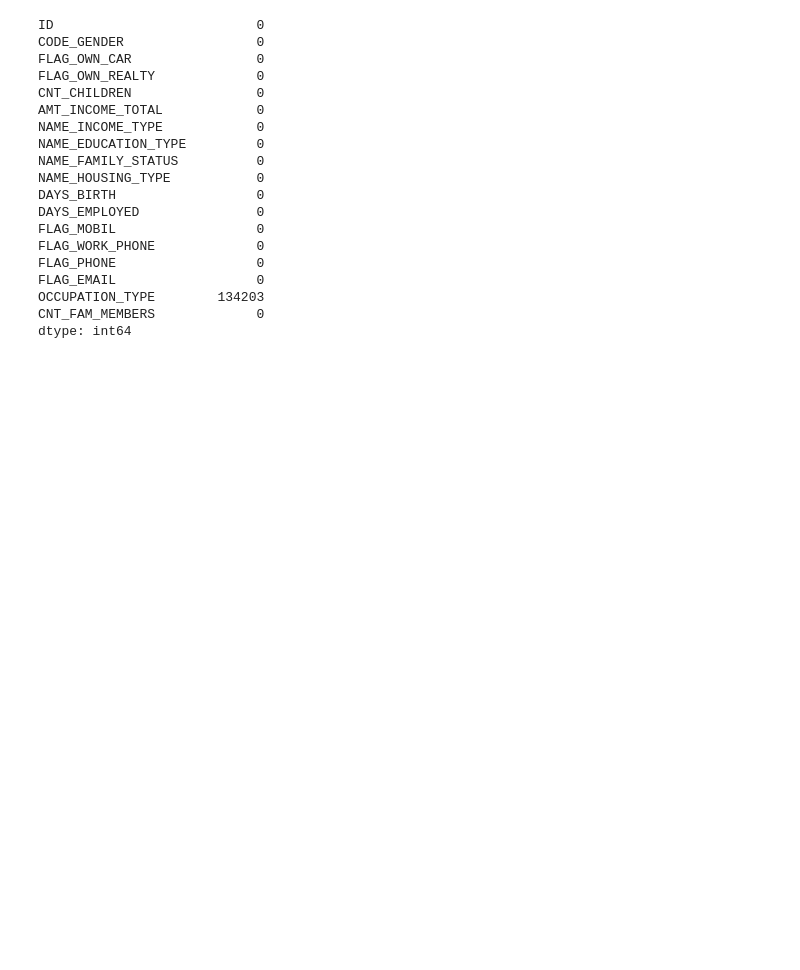
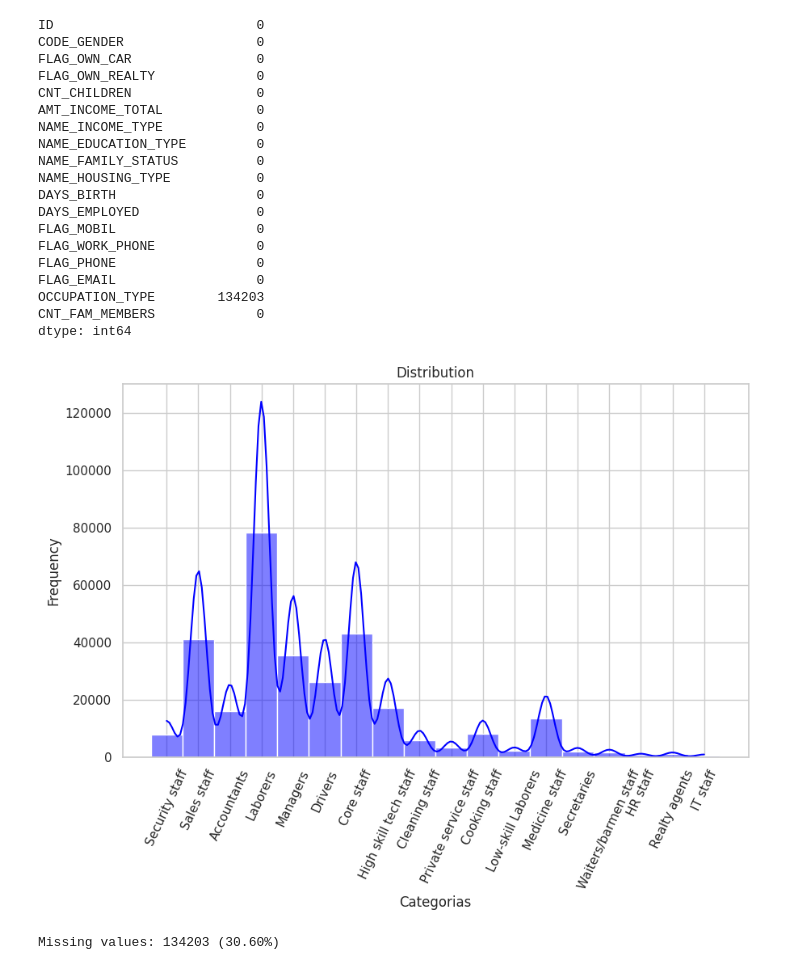
Before and after one commit to xJusTox/DMC_MachineLearning, a Jupyter notebook: EAD_SEG_y_CLASIF_APROB_TC.ipynb, the cells around one changed output. Drawn from its saved outputs; the diff is of its cells as text; code cells hidden in the pictures; blank space fills up the shorter version.

```diff
--- a/EAD_SEG_y_CLASIF_APROB_TC.ipynb
+++ b/EAD_SEG_y_CLASIF_APROB_TC.ipynb
@@ -84,3 +84,22 @@ FLAG_EMAIL                  0
 OCCUPATION_TYPE        134203
 CNT_FAM_MEMBERS             0
 dtype: int64
+# %%
+sns.set(style="whitegrid")
+plt.figure(figsize=(10, 6))
+sns.histplot(df['OCCUPATION_TYPE'], bins=30, kde=True, color='blue')
+plt.title('Distribution')
+plt.xlabel('Categorias')
+plt.ylabel('Frequency')
+plt.xticks(rotation=65)
+plt.show()
+#NO SE PODRIA USAR LA MEDIA DE LOS DATOS YA QUE EL TIPO DE OCUPACION ES UNA VARIABLE CATEGORICA
+# %% [output]
+[figure, added]
+# %%
+missing_count = df['OCCUPATION_TYPE'].isnull().sum()
+total_count = df['OCCUPATION_TYPE'].shape[0]
+print(f'Missing values: {missing_count} ({(missing_count / total_count) * 100:.2f}%)')
+#LA CANTIDAD DE DATOS FALTANTES CORRESPONDE AL 30% Y NO SERIA CONVENIENTE ELIMINARLOS
+# %% [output]
+Missing values: 134203 (30.60%)
```
Also changed, not shown: parts of 7 cells of this notebook.
